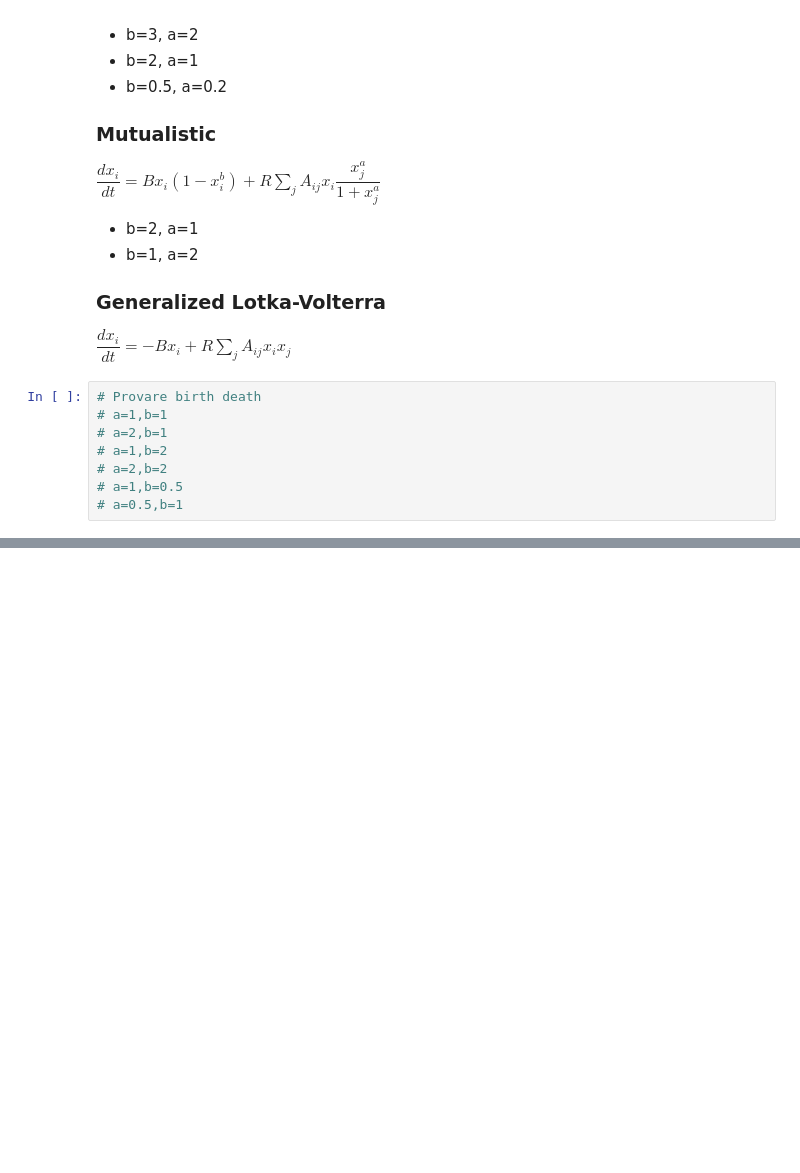
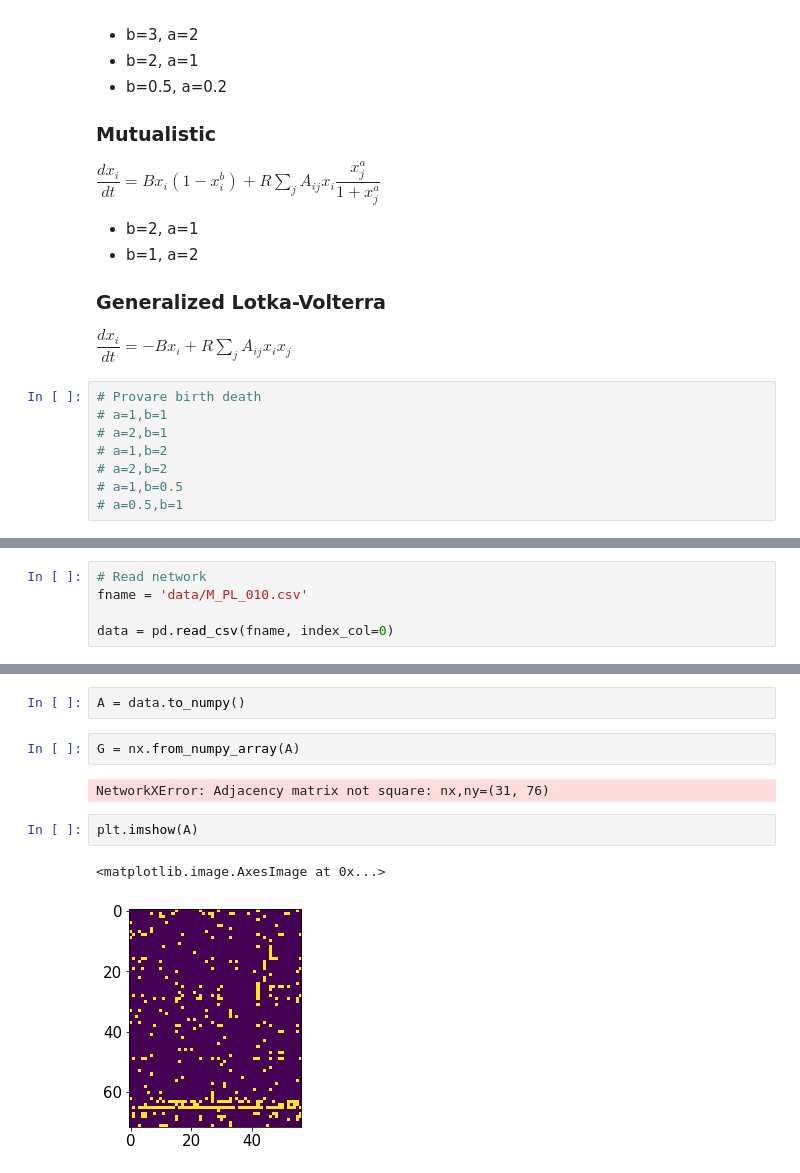
Before and after one commit to gbarzon/jacobian_geometry, a Jupyter notebook: Ecology.ipynb, the cells around one changed output, grey strips where cells are left out. Saved outputs shown, nothing was run; the diff lists cells and outputs as text; blank space fills up the shorter version.

```diff
--- a/Ecology.ipynb
+++ b/Ecology.ipynb
@@ -69,0 +88,5 @@ print(np.where(np.sum(A,axis=1)==0))
+# %%
+# Read network
+fname = 'data/M_PL_010.csv'
+
+data = pd.read_csv(fname, index_col=0)
@@ -69,0 +114,11 @@ print(np.where(np.sum(A,axis=1)==0))
+# %%
+A = data.to_numpy()
+# %%
+G = nx.from_numpy_array(A)
+# %% [output]
+NetworkXError: Adjacency matrix not square: nx,ny=(31, 76)
+# %%
+plt.imshow(A)
+# %% [output]
+<matplotlib.image.AxesImage at 0x...>
+[figure, added]
```
Also changed, not shown: parts of 28 cells of this notebook, 7 other files.
